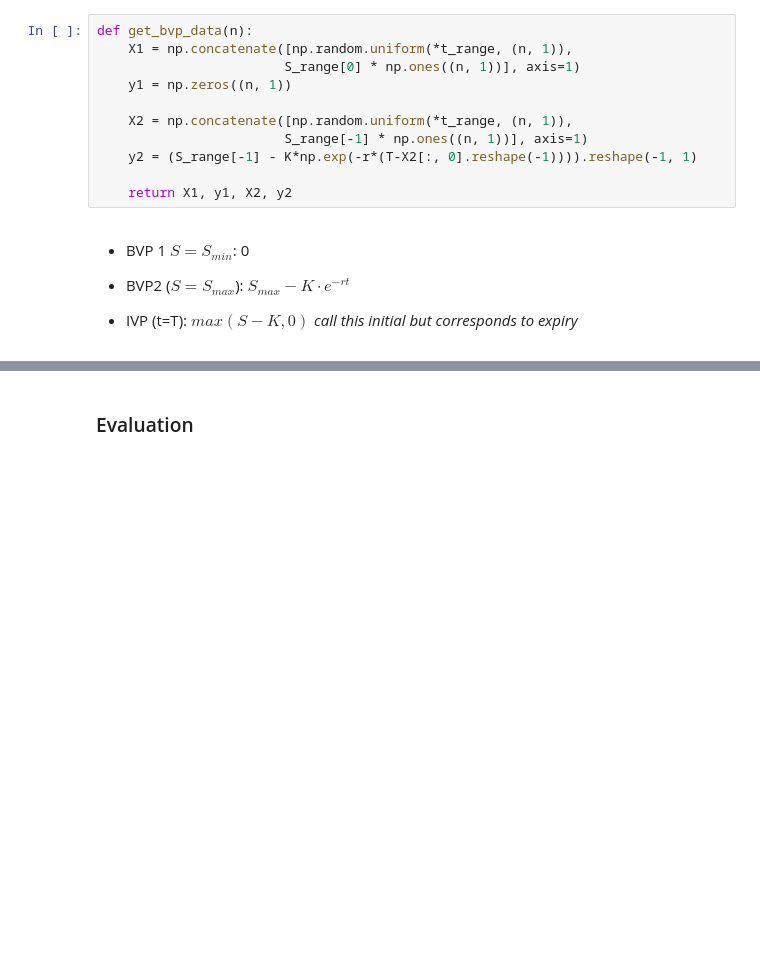
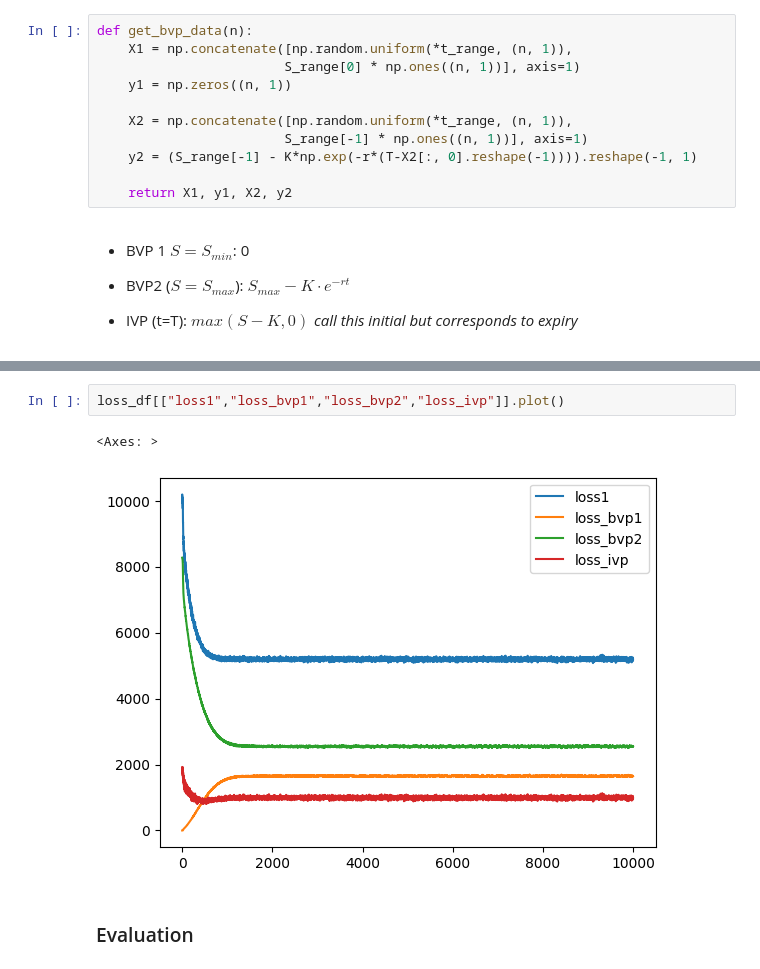
Before and after one commit to ashish1610dhiman/pinn_option_pricing, a Jupyter notebook: european_call_pricing_0_ad.ipynb, the cells around one changed output, grey strips where cells are left out. Saved outputs shown, nothing was run; the diff lists cells and outputs as text; blank space fills up the shorter version.

```diff
--- a/european_call_pricing_0_ad.ipynb
+++ b/european_call_pricing_0_ad.ipynb
@@ -264,3 +293,8 @@ Text(0, 0.5, 'Log loss')
+# %%
+loss_df[["loss1","loss_bvp1","loss_bvp2","loss_ivp"]].plot()
+# %% [output]
+<Axes: >
+[figure, added]
 # %% [markdown]
 ### Evaluation
 # %%
```
Also changed, not shown: parts of 18 cells of this notebook.
